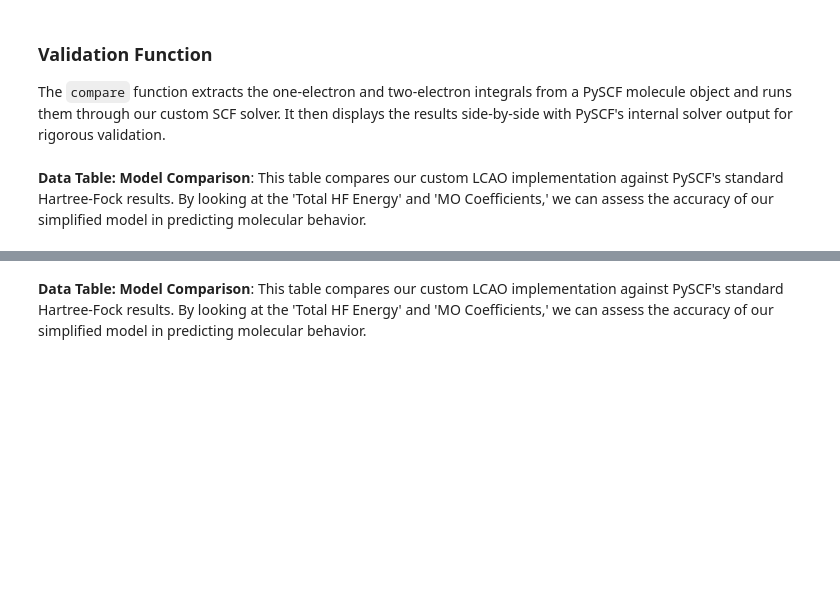
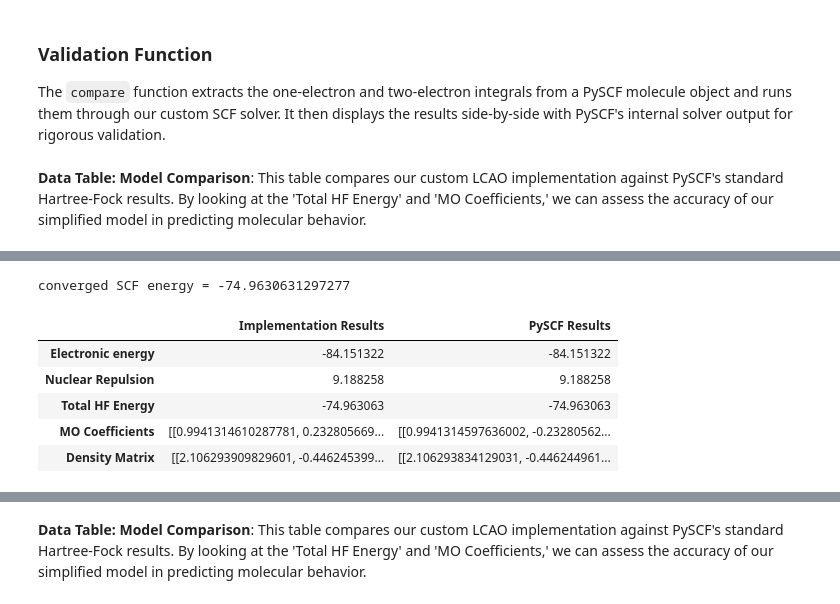
Before and after one commit to qigol/lcao, a Jupyter notebook: working_notebooks/LCAO_COMPUTATIONAL_WORKING_FINAL.ipynb.ipynb, the cells around one changed output, grey strips where cells are left out. Drawn from its saved outputs; the diff is of its cells as text; code cells hidden in the pictures; blank space fills up the shorter version.

```diff
--- a/working_notebooks/LCAO_COMPUTATIONAL_WORKING_FINAL.ipynb.ipynb
+++ b/working_notebooks/LCAO_COMPUTATIONAL_WORKING_FINAL.ipynb.ipynb
@@ -623,0 +627,10 @@ converged SCF energy = -73.8041502332559
+# %%
+compare(mol_h2o)
+# %% [output]
+converged SCF energy = -74.9630631297277
+|  | Implementation Results | PySCF Results |
+| Electronic energy | -84.151322 | -84.151322 |
+| Nuclear Repulsion | 9.188258 | 9.188258 |
+| Total HF Energy | -74.963063 | -74.963063 |
+| MO Coefficients | [[0.9941314610287781, 0.232805669... | [[0.9941314597636002, -0.23280562... |
+| Density Matrix | [[2.106293909829601, -0.446245399... | [[2.106293834129031, -0.446244961... |
```
Also changed, not shown: parts of 12 cells of this notebook.
